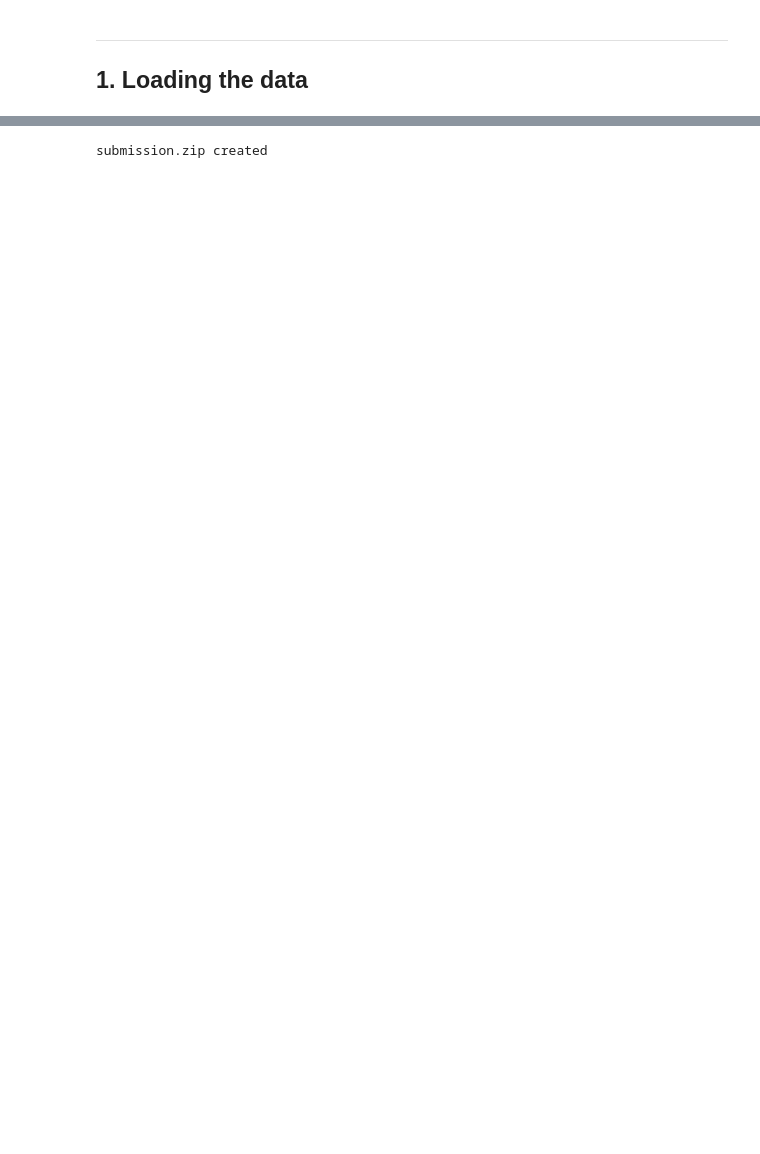
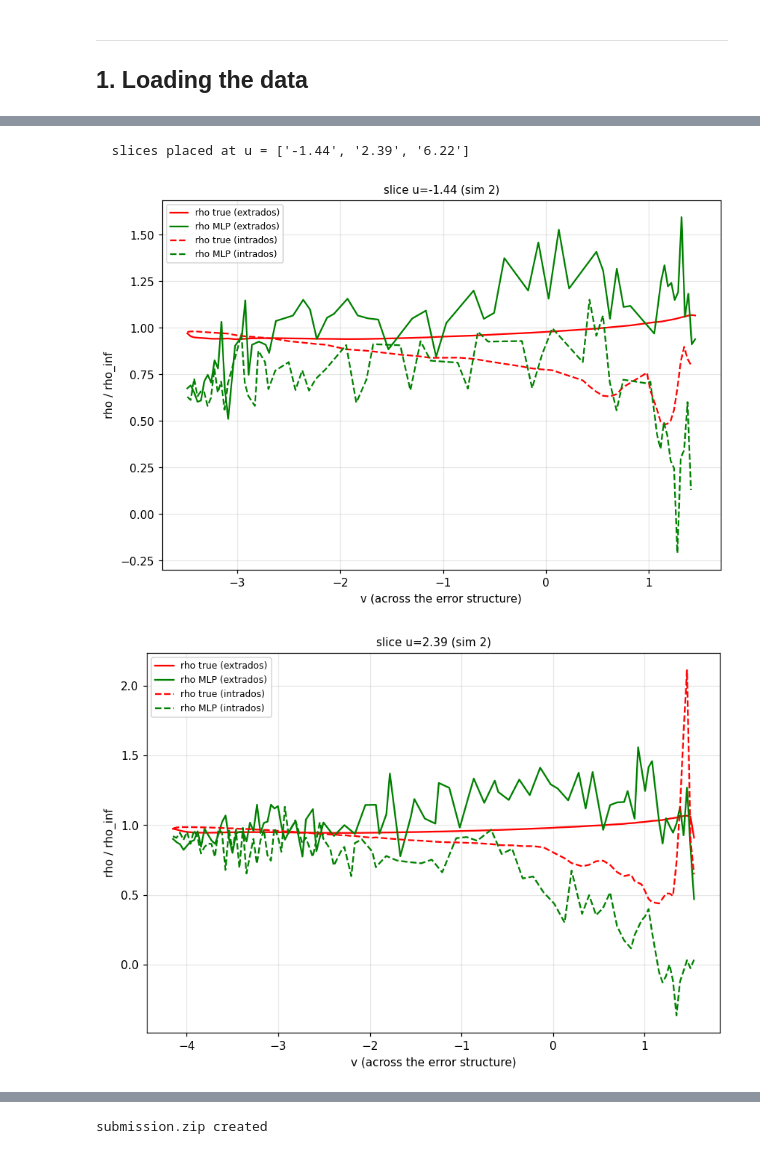
Before and after one commit to Akawalid/onera_468_crm_wall_distribution_regression_challenge_v2, a Jupyter notebook: bundle/starting_kit/starting_kit.ipynb, the cells around one changed output, grey strips where cells are left out. Cells and saved outputs as stored; diff of their text form; code cells hidden in the pictures; blank space fills up the shorter version.

```diff
--- a/bundle/starting_kit/starting_kit.ipynb
+++ b/bundle/starting_kit/starting_kit.ipynb
@@ -441,0 +218,7 @@ Be careful, make sure your zip doesn't contain a folder at the root, make sure i
+# %%
+PP.analyse_coupes_auto(X_sim, y_sim, yhat_sim, comp_masks, comp_name='wing',
+                        model_name='MLP', n_slices=3, title_suffix=f' (sim {iworst_wrmae})')
+# %% [output]
+  slices placed at u = ['-1.44', '2.39', '6.22']
+[figure, added]
+[figure, added]
```
Also changed, not shown: parts of 43 cells of this notebook, 14 other files.
